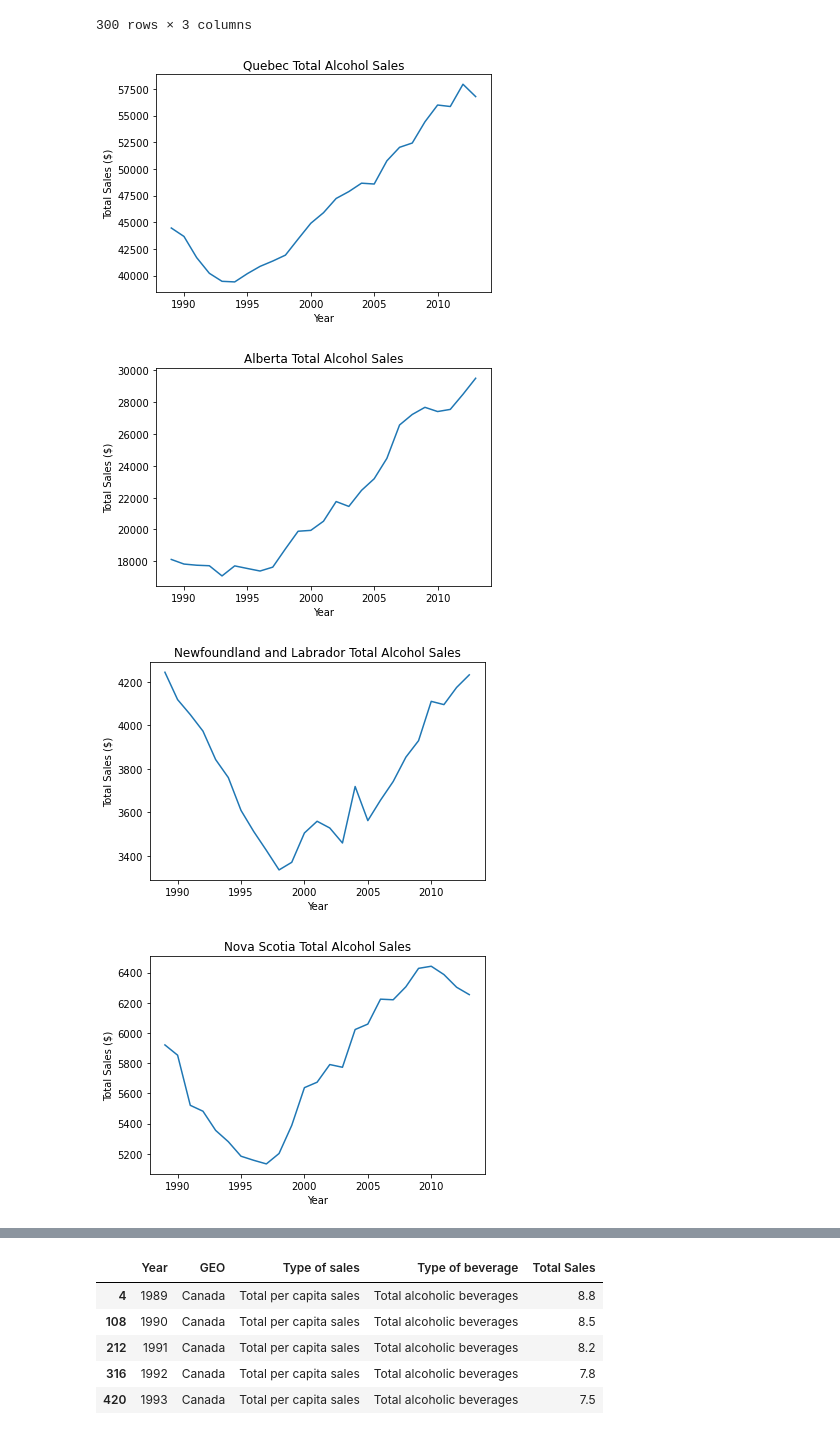
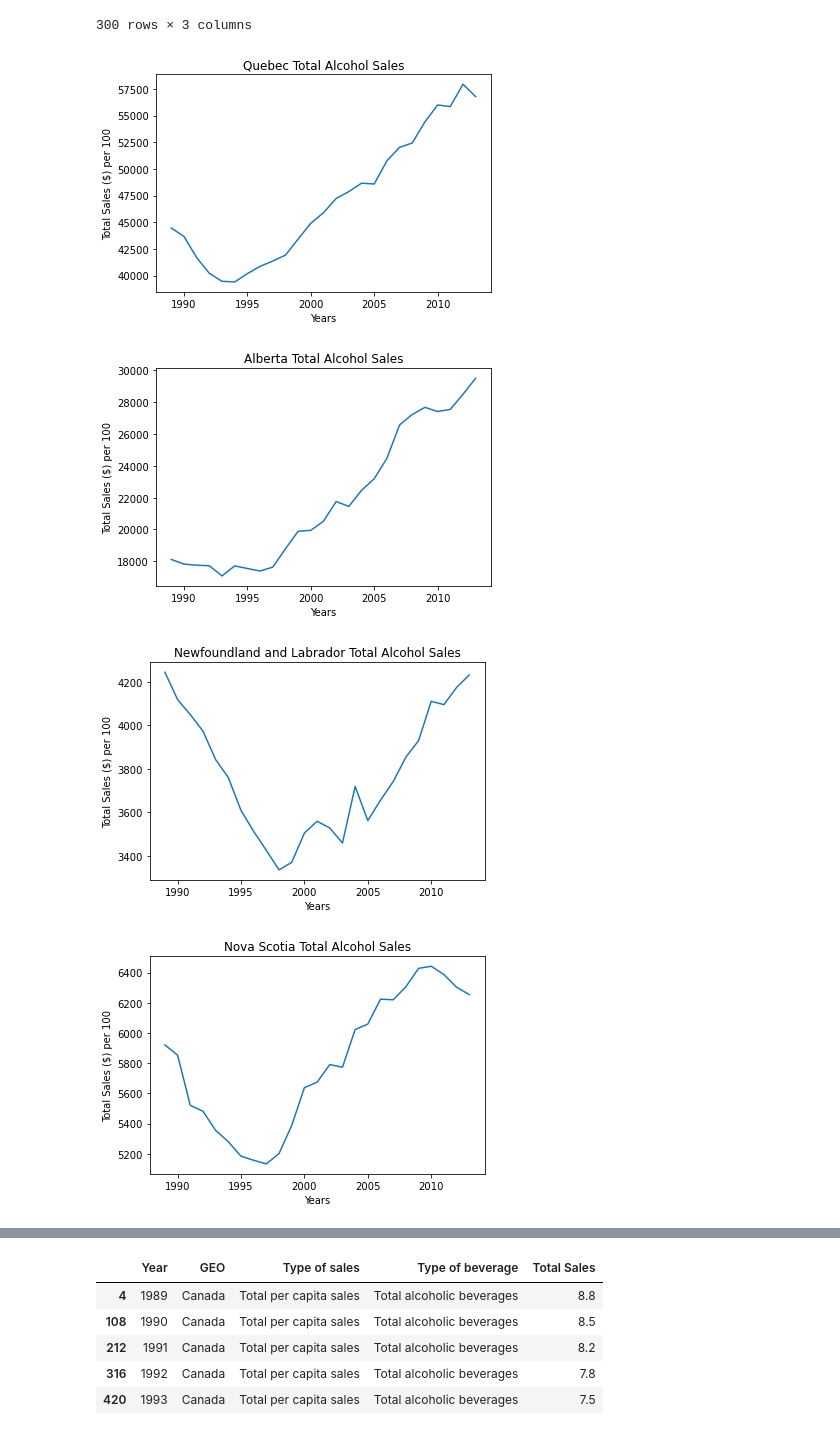
Before and after one commit to MattDavies1/Data-Bootcamp-Project, a Jupyter notebook: alc_sales.ipynb, the cells around one changed output, grey strips where cells are left out. Cells and saved outputs as stored; diff of their text form; code cells hidden in the pictures.

```diff
--- a/alc_sales.ipynb
+++ b/alc_sales.ipynb
@@ -85,15 +85,15 @@ provinces = ["Quebec","Alberta","Newfoundland and Labrador","Nova Scotia","Briti
 # %%
 #create a for loop so that it will plot a line graph for each provinces alc sales
 for province in provinces:
     province_df=clean_provincial_df.loc[clean_provincial_df["Province"]==province,:]
     plt.plot(province_df["Year"],province_df["Total Sales"])
     plt.title(province + ' Total Alcohol Sales')
-    plt.xlabel("Year")
-    plt.ylabel("Total Sales ($)")
+    plt.xlabel("Years")
+    plt.ylabel("Total Sales ($) per 100")
     plt.savefig("Output_data/" + province + "_alc_sales.png")
     plt.show()
 # %% [output]
-[figure, old version]
+[figure, new version]
-[figure, old version]
+[figure, new version]
-[figure, old version]
+[figure, new version]
-[figure, old version]
+[figure, new version]
```
Also changed, not shown: parts of 1 cell of this notebook, 12 other files.
